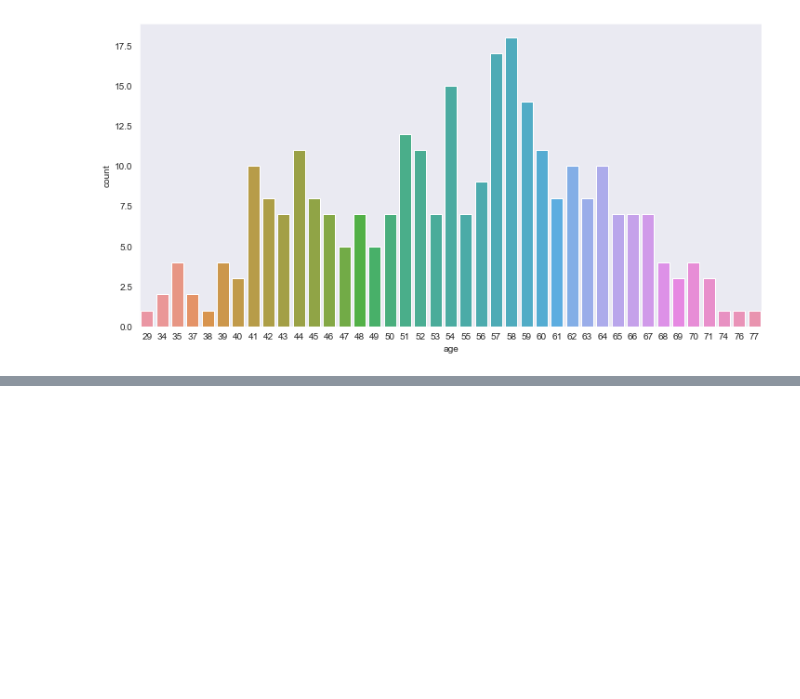
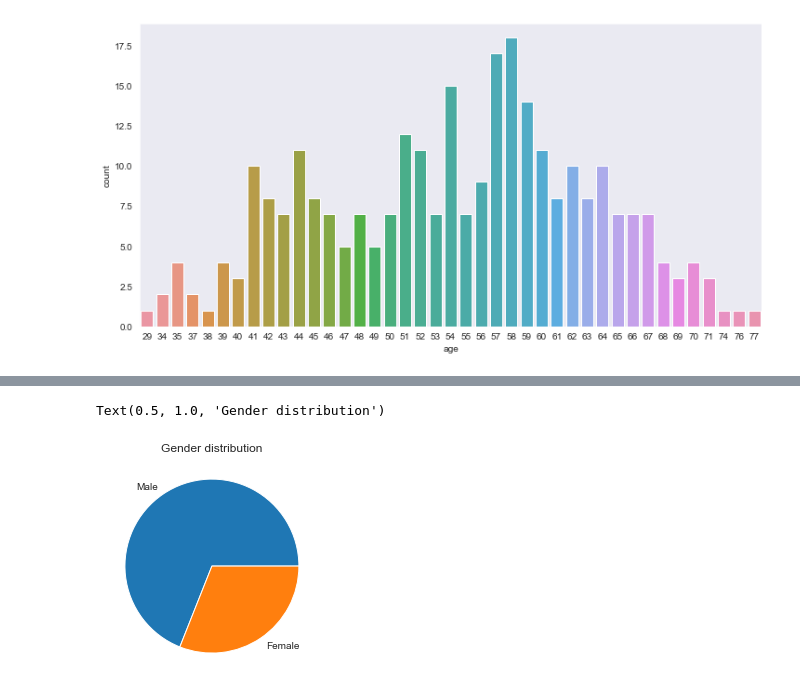
Before and after one commit to nathan-abraham/Safety-Data-Analysis, a Jupyter notebook: heart.ipynb, the cells around one changed output, grey strips where cells are left out. Drawn from its saved outputs; the diff is of its cells as text; code cells hidden in the pictures; blank space fills up the shorter version.

```diff
--- a/heart.ipynb
+++ b/heart.ipynb
@@ -64,0 +84,17 @@ o2_df.describe()
+# %%
+male_count = 0
+female_count = 0
+
+for value in heart_df["sex"]:
+    if value == 0:
+        female_count += 1
+    else:
+        male_count += 1
+
+slices = [male_count, female_count]
+labels = ["Male", "Female"]
+plt.pie(slices, labels=labels, pctdistance=0.5)
+plt.title("Gender distribution")
+# %% [output]
+Text(0.5, 1.0, 'Gender distribution')
+[figure, added]
```
Also changed, not shown: parts of 4 cells of this notebook, 1 other file.
